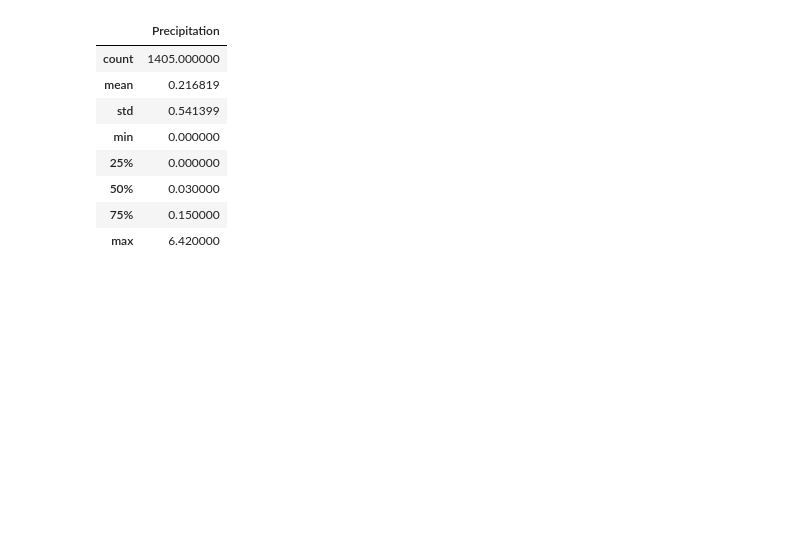
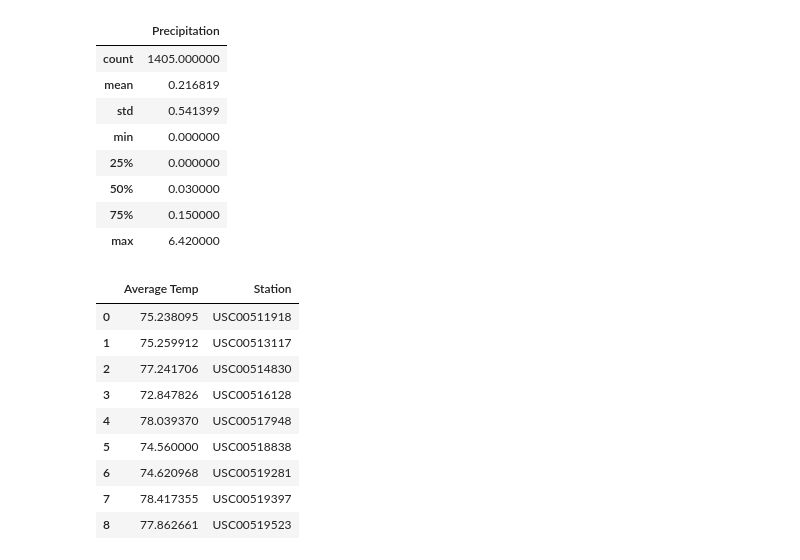
Before and after one commit to Degri95/surfs_up, a Jupyter notebook: SurfsUp_Challenge.ipynb, the cells around one changed output. Drawn from its saved outputs; the diff is of its cells as text; code cells hidden in the pictures; blank space fills up the shorter version.

```diff
--- a/SurfsUp_Challenge.ipynb
+++ b/SurfsUp_Challenge.ipynb
@@ -154,3 +154,22 @@ December_prcp_df.describe()
 | 50% | 0.030000 |
 | 75% | 0.150000 |
 | max | 6.420000 |
+# %%
+# June station temps
+June_station_temp = session.query(Measurement.date, func.avg(Measurement.tobs), Measurement.station).\
+filter(extract('month', Measurement.date) == 7).group_by(Measurement.station)
+#June_station_temp.all()
+June_station_temp_list = [list(x) for x in June_station_temp]
+June_station_temp_df = pd.DataFrame(June_station_temp_list, columns=["Date","Average Temp","Station"])
+June_station_temp_df[["Average Temp", "Station"]]
+# %% [output]
+|  | Average Temp | Station |
+| 0 | 75.238095 | USC00511918 |
+| 1 | 75.259912 | USC00513117 |
+| 2 | 77.241706 | USC00514830 |
+| 3 | 72.847826 | USC00516128 |
+| 4 | 78.039370 | USC00517948 |
+| 5 | 74.560000 | USC00518838 |
+| 6 | 74.620968 | USC00519281 |
+| 7 | 78.417355 | USC00519397 |
+| 8 | 77.862661 | USC00519523 |
```
Also changed, not shown: parts of 2 cells of this notebook, 2 other files.
